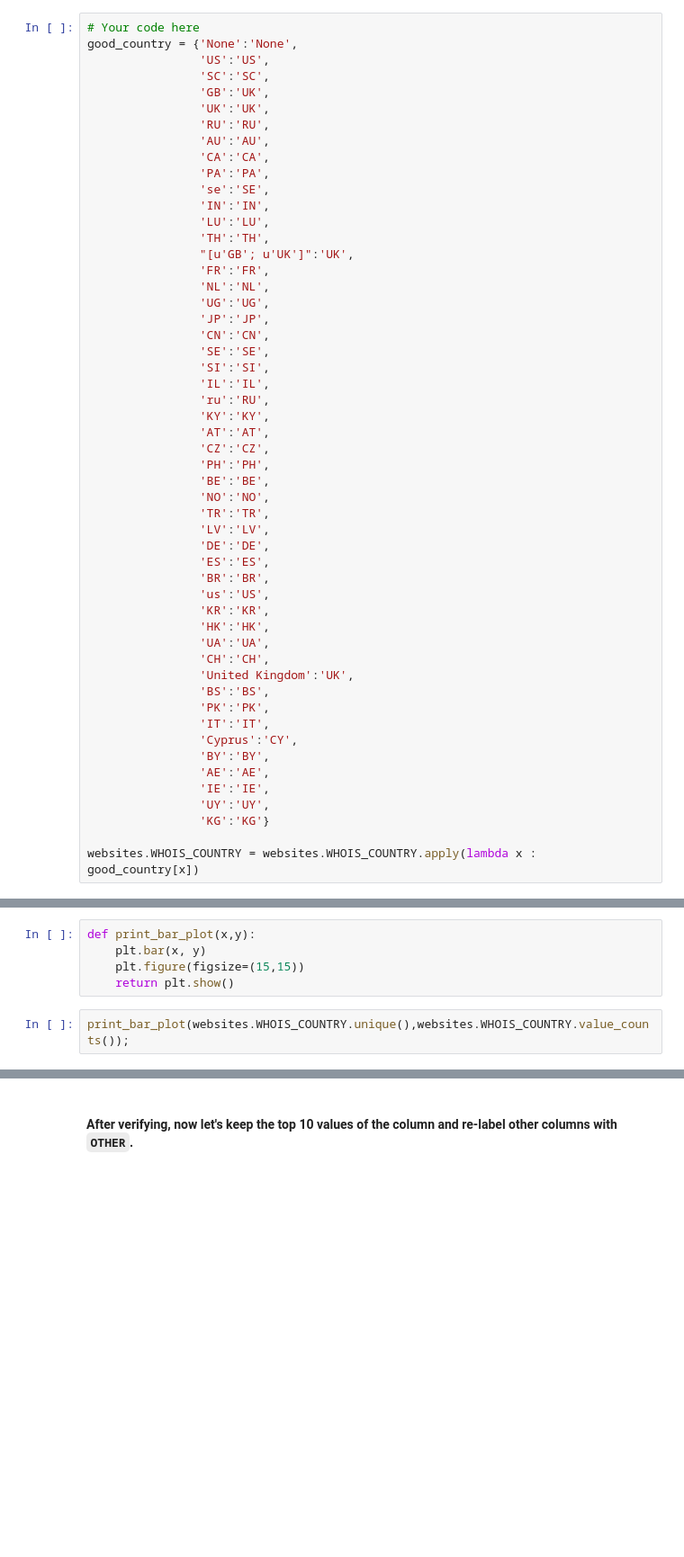
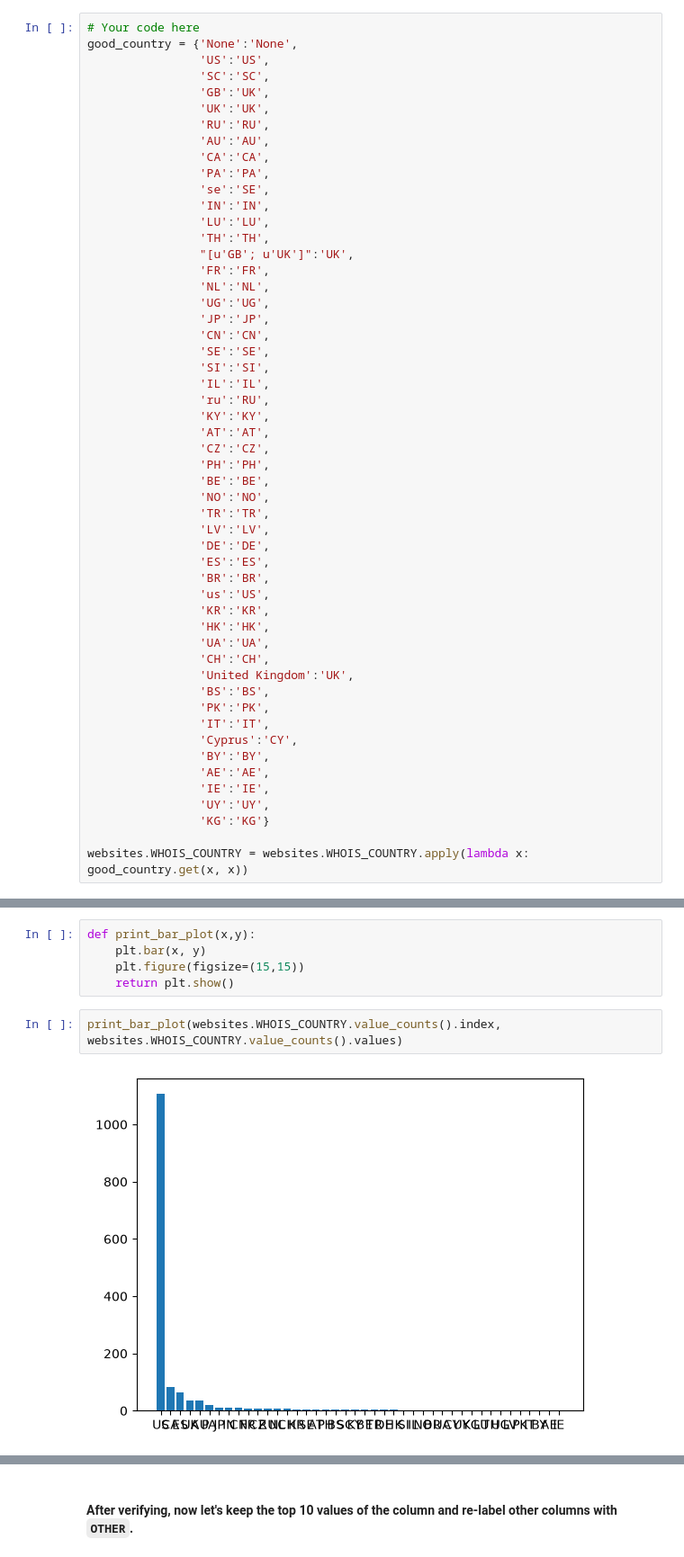
Before and after one commit to p-0rridge/lab-supervised-learning-en, a Jupyter notebook: your-code/main.ipynb, the cells around one changed output, grey strips where cells are left out. Shown at 90% size. Drawn from its saved outputs; the diff is of its cells as text; blank space fills up the shorter version.

```diff
--- a/your-code/main.ipynb
+++ b/your-code/main.ipynb
@@ -510,4 +512,4 @@ good_country = {'None':'None',
                 'UY':'UY',
                 'KG':'KG'}
 
-websites.WHOIS_COUNTRY = websites.WHOIS_COUNTRY.apply(lambda x : good_country[x])
+websites.WHOIS_COUNTRY = websites.WHOIS_COUNTRY.apply(lambda x: good_country.get(x, x))
@@ -529,4 +536,6 @@ def print_bar_plot(x,y):
     plt.figure(figsize=(15,15))
     return plt.show()
 # %%
-print_bar_plot(websites.WHOIS_COUNTRY.unique(),websites.WHOIS_COUNTRY.value_counts());
+print_bar_plot(websites.WHOIS_COUNTRY.value_counts().index, websites.WHOIS_COUNTRY.value_counts().values)
+# %% [output]
+[figure, added]
```
Also changed, not shown: parts of 49 cells of this notebook.
